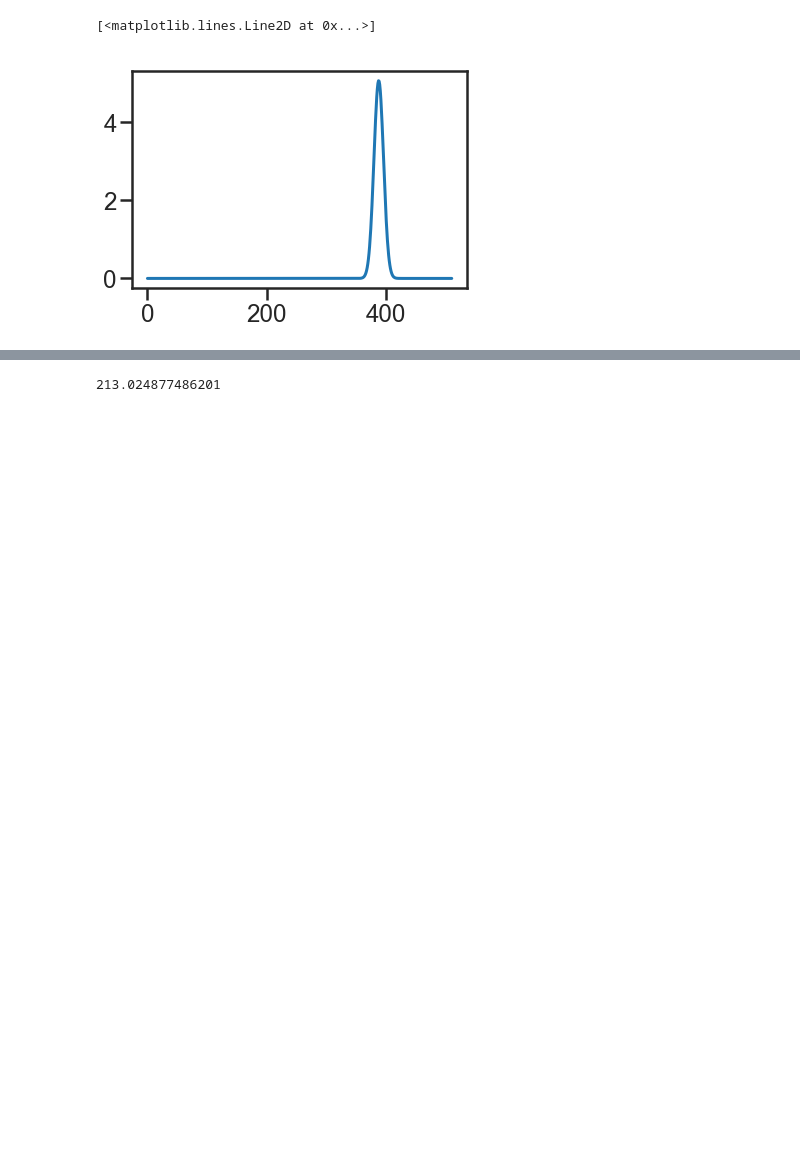
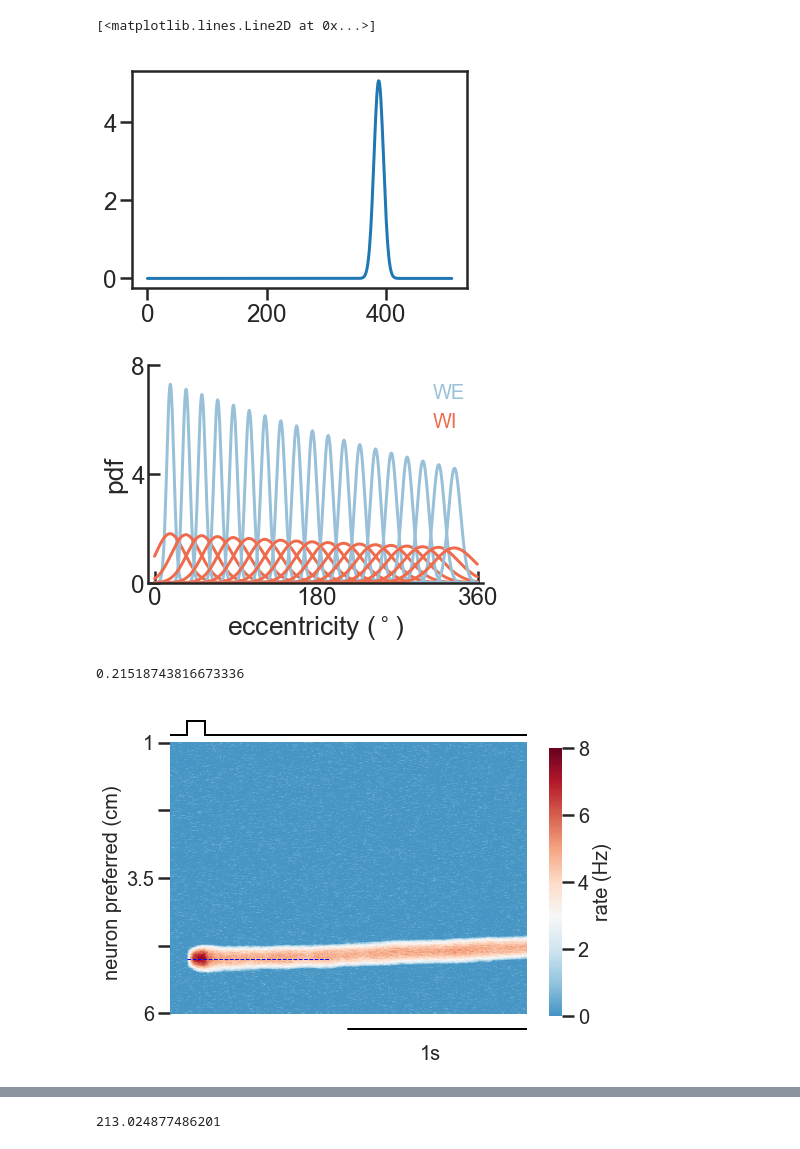
Before and after one commit to davidbestue/interference_topography, a Jupyter notebook: simulations/model/radial/circular_to_nocircular.ipynb, the cells around one changed output, grey strips where cells are left out. Cells and saved outputs as stored; diff of their text form; code cells hidden in the pictures; blank space fills up the shorter version.

```diff
--- a/simulations/model/radial/circular_to_nocircular.ipynb
+++ b/simulations/model/radial/circular_to_nocircular.ipynb
@@ -287,7 +287,7 @@ def model(totalTime, targ_onset, presentation_period, positions, tauE=9, tauI=4,
     #### sigmasE
     ser1 = 1/300
     ke1=1.
-    ke2=1.2
+    ke2=1.5 #1.2
     ke3=0.05
     SE = ke1*ser1 * radii**ke2 + ke3 ##all sigmas (supralinear increase)
     #### sigmasI
@@ -415,4 +417,9 @@ def model(totalTime, targ_onset, presentation_period, positions, tauE=9, tauI=4,
 # %%
-a = model(totalTime=2000, targ_onset=100,  presentation_period=100, positions=1.5)
+a = model(totalTime=2000, targ_onset=100,  presentation_period=100, positions=5, plot_connectivity=True)
 print(a[0])
+simulation_heatmap_rad(a[2], time_simulation=2000, position=5,  target_onset=100, pres_period=100)
+# %% [output]
+[figure, added]
+0.21518743816673336
+[figure, added]
 # %%
```
Also changed, not shown: parts of 2 cells of this notebook.
